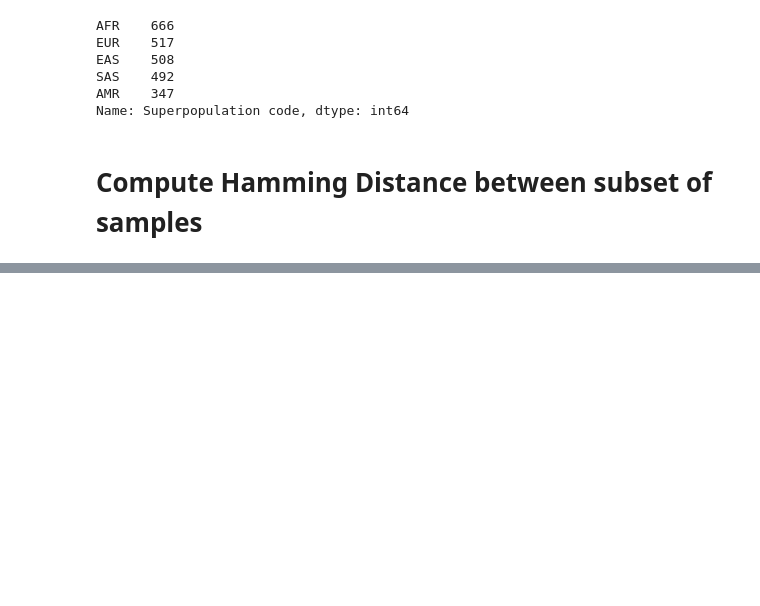
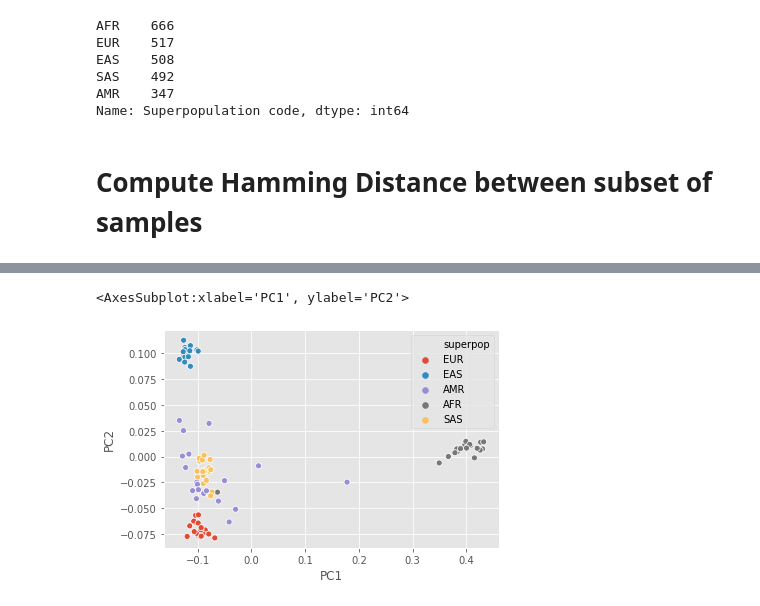
Before and after one commit to burgshrimps/geogenome, a Jupyter notebook: geogenome.ipynb, the cells around one changed output, grey strips where cells are left out. Drawn from its saved outputs; the diff is of its cells as text; code cells hidden in the pictures; blank space fills up the shorter version.

```diff
--- a/geogenome.ipynb
+++ b/geogenome.ipynb
@@ -48,0 +98,3 @@ np.savetxt('ham_dist.txt', ham_dist, delimiter='\t', fmt='%1.3f')
+# %%
+pca = PCA(n_components=2)
+principal_components = pca.fit_transform(df.drop(['superpop', 'pop'], axis=1))
@@ -48,0 +116,9 @@ np.savetxt('ham_dist.txt', ham_dist, delimiter='\t', fmt='%1.3f')
+# %%
+df_pca = pd.DataFrame(principal_components, columns=['PC1', 'PC2'])
+df_pca[['superpop', 'pop']] = df[['superpop', 'pop']].reset_index(drop=True)
+# %%
+#plt.figure(figsize=(12,7))
+sns.scatterplot(x='PC1', y='PC2', data=df_pca, hue='superpop')
+# %% [output]
+<AxesSubplot:xlabel='PC1', ylabel='PC2'>
+[figure, added]
```
Also changed, not shown: parts of 16 cells of this notebook, 2 other files.
